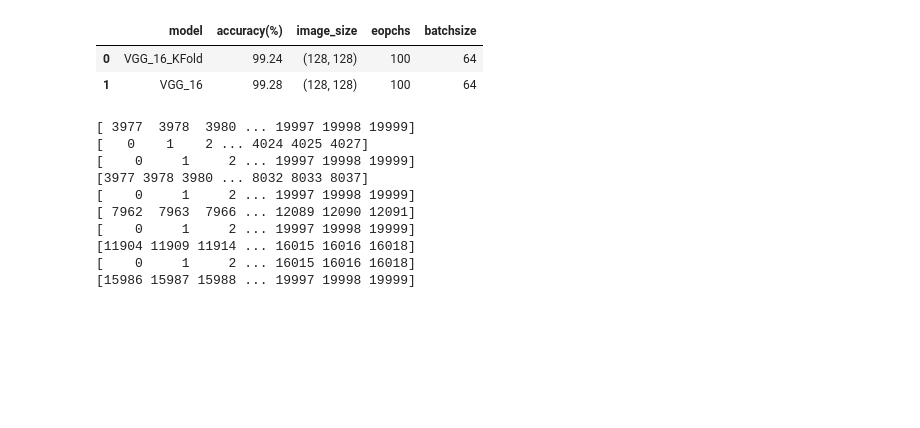
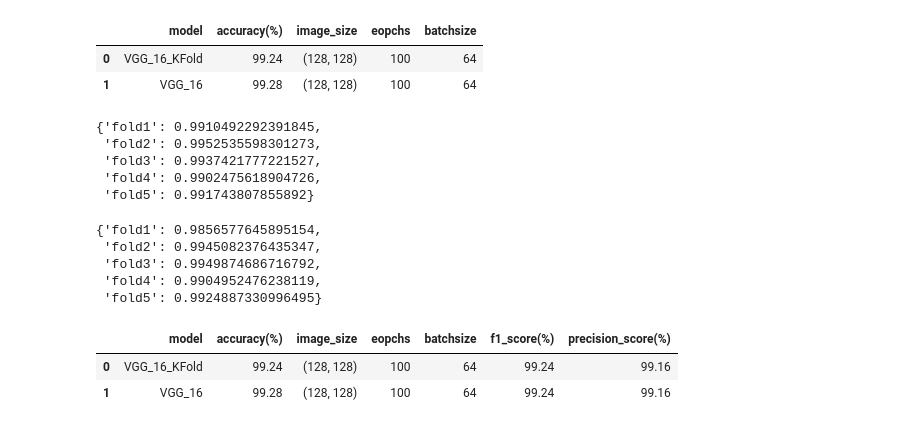
Before and after one commit to seonhong416/SeSAC_Semi_Project, a Jupyter notebook: VGG16.ipynb, the cells around one changed output. Cells and saved outputs as stored; diff of their text form; code cells hidden in the pictures; blank space fills up the shorter version.

```diff
--- a/VGG16.ipynb
+++ b/VGG16.ipynb
@@ -338,19 +383,44 @@ df
 | 1 | VGG_16 | 99.28 | (128, 128) | 100 | 64 |
 # %%
 df.to_csv('models.csv', index = False)
-# %%
-for train, val in kf.split(x,y) :
-
-    print(train)
-    print(val)
-# %% [output]
-[ 3977  3978  3980 ... 19997 19998 19999]
-[   0    1    2 ... 4024 4025 4027]
-[    0     1     2 ... 19997 19998 19999]
-[3977 3978 3980 ... 8032 8033 8037]
-[    0     1     2 ... 19997 19998 19999]
-[ 7962  7963  7966 ... 12089 12090 12091]
-[    0     1     2 ... 19997 19998 19999]
-[11904 11909 11914 ... 16015 16016 16018]
-[    0     1     2 ... 16015 16016 16018]
-[15986 15987 15988 ... 19997 19998 19999]
+# %%
+fold1 = load_model('./model/VGG_16_kfold_1.hdf5')
+fold2 = load_model('./model/VGG_16_kfold_2.hdf5')
+fold3 = load_model('./model/VGG_16_kfold_3.hdf5')
+fold4 = load_model('./model/VGG_16_kfold_4.hdf5')
+fold5 = load_model('./model/VGG_16_kfold_5.hdf5')
+# %%
+model_list = [fold1, fold2, fold3, fold4, fold5]
+# %%
+kf = StratifiedKFold(n_splits=5, random_state=42, shuffle=True)
+f1_dict = {}
+pre_dict = {}
+for i, (train, val) in enumerate(kf.split(x,y)) :
+    y_pred = model_list[i].predict(x[val])
+    y_pred = np.array([1 if i>0.5 else 0 for i in y_pred])
+    f1_dict[f'fold{i+1}'] = f1_score(y[val], y_pred)
+    pre_dict[f'fold{i+1}'] = precision_score(y[val], y_pred)
+# %%
+f1_dict
+# %% [output]
+{'fold1': 0.9910492292391845,
+ 'fold2': 0.9952535598301273,
+ 'fold3': 0.9937421777221527,
+ 'fold4': 0.9902475618904726,
+ 'fold5': 0.991743807855892}
+# %%
+pre_dict
+# %% [output]
+{'fold1': 0.9856577645895154,
+ 'fold2': 0.9945082376435347,
+ 'fold3': 0.9949874686716792,
+ 'fold4': 0.9904952476238119,
+ 'fold5': 0.9924887330996495}
+# %%
+df.loc[0, 'f1_score(%)'] = round(sum(f1_dict.values())/5*100, 2)
+df.loc[0, 'precision_score(%)'] = round(sum(pre_dict.values())/5*100, 2)
+df
+# %% [output]
+|  | model | accuracy(%) | image_size | eopchs | batchsize | f1_score(%) | precision_score(%) |
+| 0 | VGG_16_KFold | 99.24 | (128, 128) | 100 | 64 | 99.24 | 99.16 |
+| 1 | VGG_16 | 99.28 | (128, 128) | 100 | 64 | 99.24 | 99.16 |
```
Also changed, not shown: parts of 13 cells of this notebook, 4 other files.
